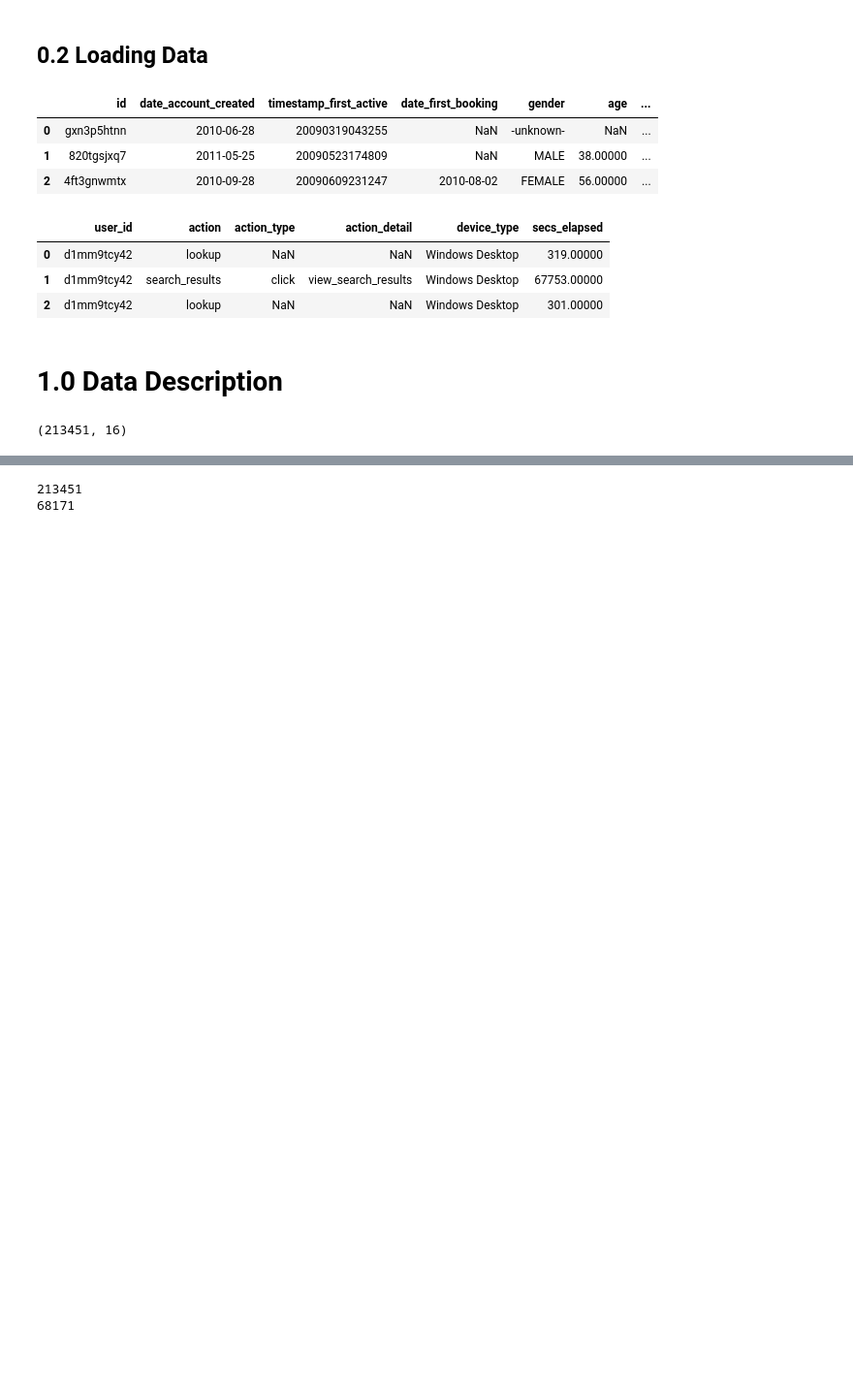
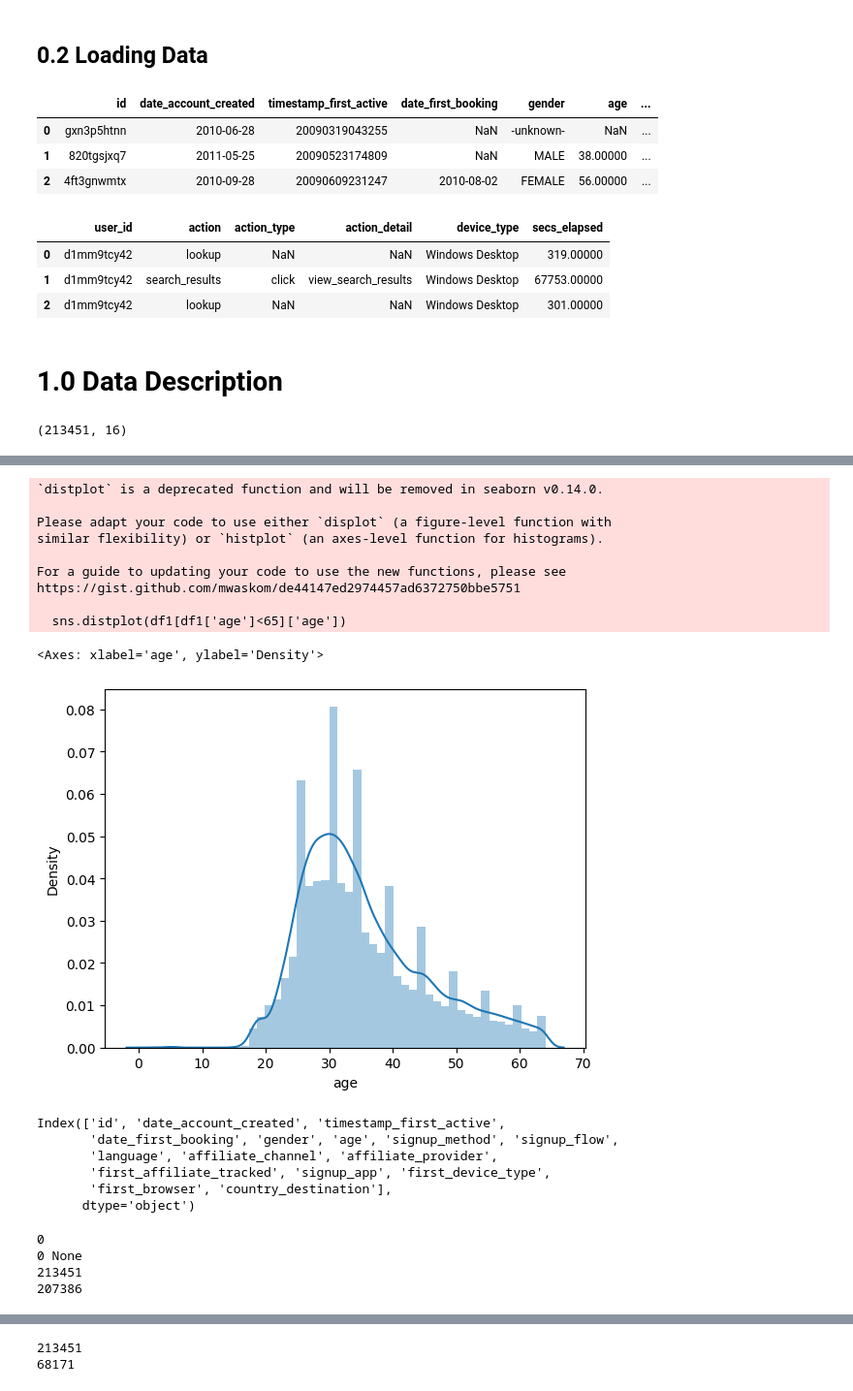
Before and after one commit to ViniciusKos/airbnb_prediction, a Jupyter notebook: insurance_cross_sell.ipynb, the cells around one changed output, grey strips where cells are left out. Shown: that part at 97% size. Drawn from its saved outputs; the diff is of its cells as text; code cells hidden in the pictures; blank space fills up the shorter version.

```diff
--- a/insurance_cross_sell.ipynb
+++ b/insurance_cross_sell.ipynb
@@ -70,0 +137,45 @@ dtype: float64
+# %%
+sns.distplot(df1[df1['age']<65]['age'])
+# %% [output]
+`distplot` is a deprecated function and will be removed in seaborn v0.14.0.
+
+Please adapt your code to use either `displot` (a figure-level function with
+similar flexibility) or `histplot` (an axes-level function for histograms).
+
+For a guide to updating your code to use the new functions, please see
+https://gist.github.com/mwaskom/de44147ed2974457ad6372750bbe5751
+
+  sns.distplot(df1[df1['age']<65]['age'])
+<Axes: xlabel='age', ylabel='Density'>
+[figure, added]
+# %%
+df1.columns
+# %% [output]
+Index(['id', 'date_account_created', 'timestamp_first_active',
+       'date_first_booking', 'gender', 'age', 'signup_method', 'signup_flow',
+       'language', 'affiliate_channel', 'affiliate_provider',
+       'first_affiliate_tracked', 'signup_app', 'first_device_type',
+       'first_browser', 'country_destination'],
+      dtype='object')
+# %%
+# date first booking
+for i in ["date_account_created", "date_first_booking"]:
+    df1[i] = pd.to_datetime(df1[i])
+date_first_booking_max = df1['date_first_booking'].max().strftime( "%Y-%m-%d" )
+df1['date_first_booking'] = df1['date_first_booking'].fillna(date_first_booking_max)
+
+# age
+df1['age'] = df1['age'].fillna(df1['age'].mean())
+
+print(df1['date_first_booking'].isnull().sum(), print(df1['age'].isnull().sum()))
+
+
+# first_affiliate tracked
+print( len(df1) )
+df1 = df1[df1['first_affiliate_tracked'].notnull()]
+print( len(df1) )
+# %% [output]
+0
+0 None
+213451
+207386
```
Also changed, not shown: parts of 33 cells of this notebook, 1 other file.
